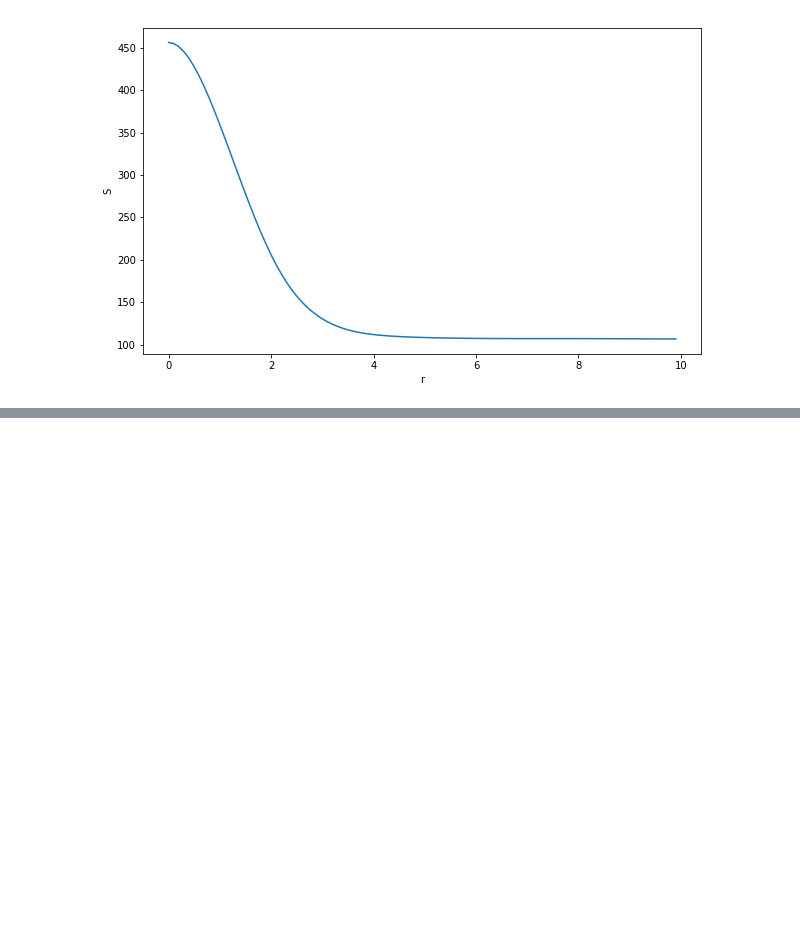
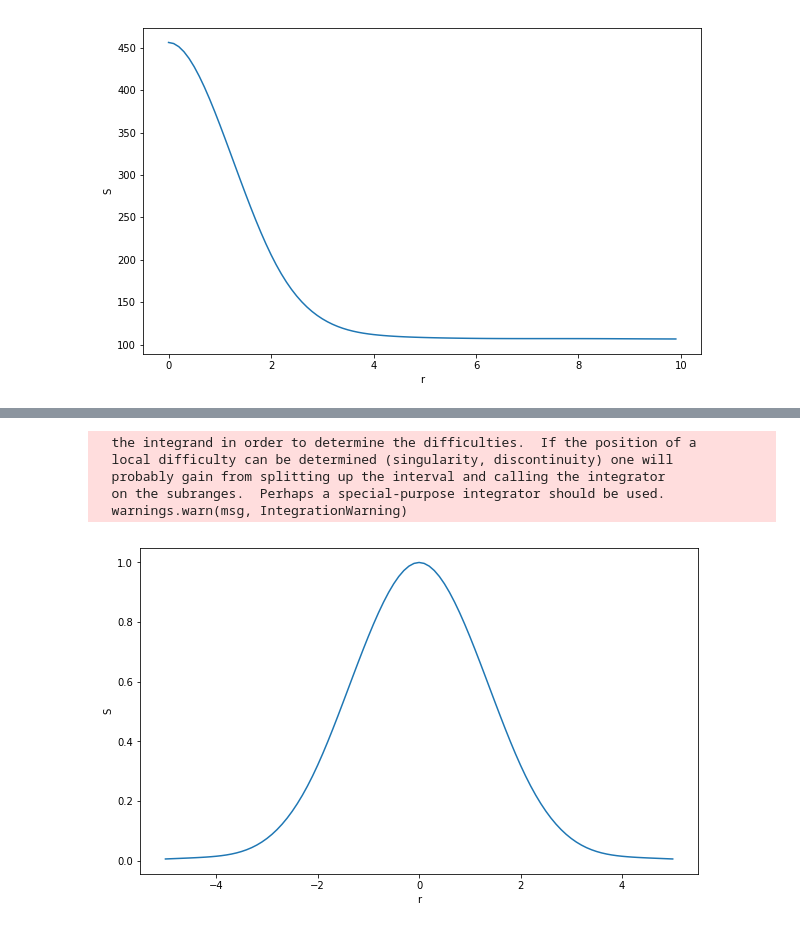
Before and after one commit to Ylllllax/2020_Astro_Statistics, a Jupyter notebook: Practice-1/2 描述函数.ipynb, the cells around one changed output, grey strips where cells are left out. Drawn from its saved outputs; the diff is of its cells as text; code cells hidden in the pictures; blank space fills up the shorter version.

```diff
--- a/Practice-1/2 描述函数.ipynb
+++ b/Practice-1/2 描述函数.ipynb
@@ -306,0 +398,67 @@ test.to_csv('data_addition.csv')
+# %%
+# recommend 2
+
+center = [20, 226]
+S = [data[20, 226]]
+r = [0]
+
+x = np.arange(10, 31, 1)
+y = np.arange(216, 237, 1)
+x, y = np.meshgrid(x, y)
+fvals = data_func(x,y)
+
+x = np.arange(10, 31, 1)
+y = np.arange(216, 237, 1)
+new_data_func = interpolate.interp2d(x, y, fvals, kind='cubic')
+xnew = np.linspace(10, 30, 100)
+ynew = np.linspace(216, 236, 100)
+fnew = new_data_func(xnew, ynew)
+
+R = 10  # 最大半径
+N = 100  # 取值个数
+for i in range(1, N):
+    r_new = i*R/N
+    r.append(r_new)
+    def data_func_theta(theta):
+        return r_new * new_data_func(center[0] + r_new*np.cos(theta), center[1] + r_new*np.sin(theta))
+    S_new = integrate.quad(data_func_theta, 0, 2*np.pi)[0]
+    S.append(S_new/(2*np.pi*r_new))
+
+r_back = []
+S_back = []
+for i in range(len(r)):
+    if r[i] >= 5:
+        r_back.append(r[i])
+        S_back.append(S[i])
+back = np.mean(S_back)
+S_new = [a-back for a in S]
+
+r_source = []
+S_source = []
+for i in range(len(r)):
+    if r[i] <= 5:
+        r_source.append(r[i])
+        S_source.append(S_new[i])
+L = len(r_source)
+for i in range(1, L):
+    r_source.insert(0,-r[i])
+    S_source.insert(0,S_new[i])
+S_source = [a/max(S_source) for a in S_source]
+
+fig = plt.figure(figsize=(10, 6))
+ax=plt.subplot(111)
+ax.plot(r_source, S_source)
+ax.set_xlabel('r')
+ax.set_ylabel('S')
+plt.show()
+
+S_list.append(S_source)
+S_int = integrate.dblquad(new_data_func, -5, 5, y_low, y_high)[0]
+S_int_list.append(S_int)
+# %% [output]
+  the integrand in order to determine the difficulties.  If the position of a
+  local difficulty can be determined (singularity, discontinuity) one will
+  probably gain from splitting up the interval and calling the integrator
+  on the subranges.  Perhaps a special-purpose integrator should be used.
+  warnings.warn(msg, IntegrationWarning)
+[figure, added]
```
Also changed, not shown: parts of 8 cells of this notebook, 4 other files.
